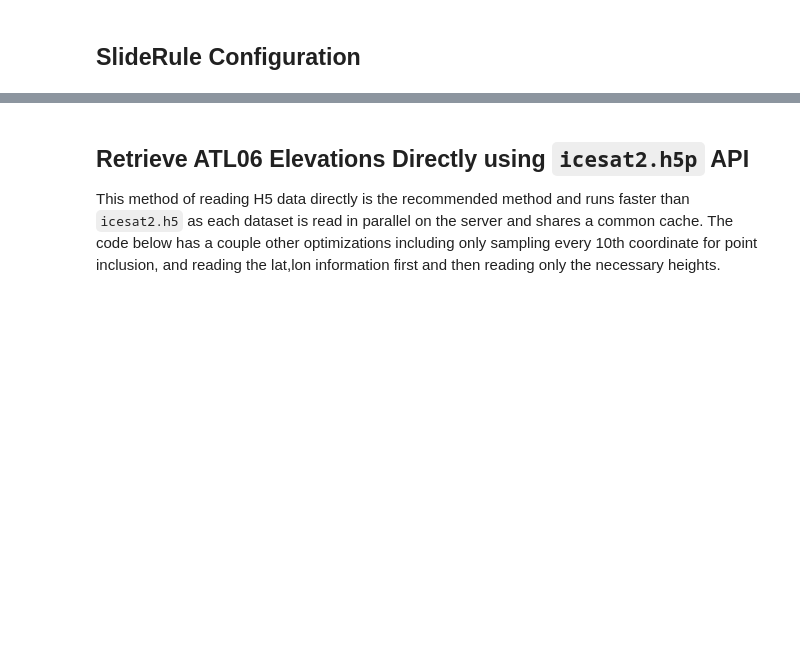
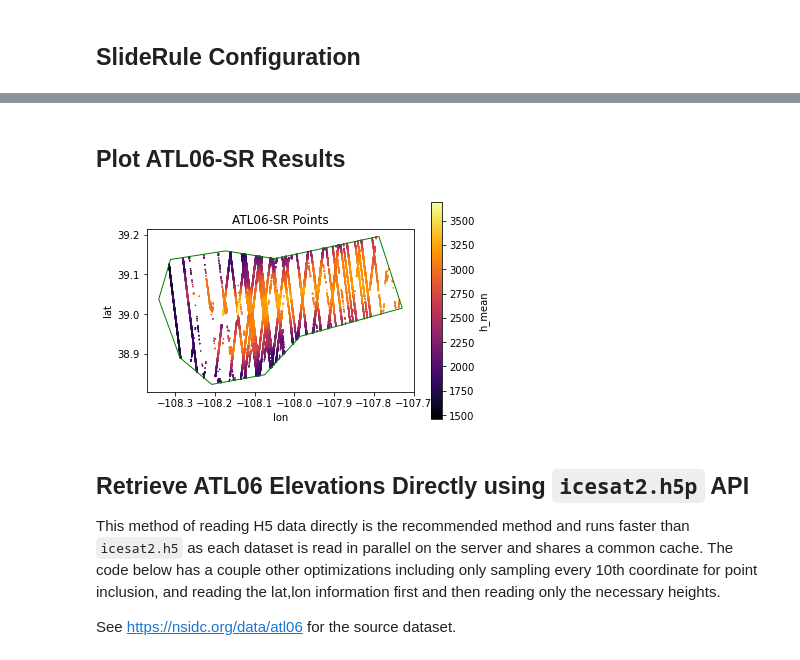
Before and after one commit to SlideRuleEarth/sliderule-python, a Jupyter notebook: examples/grand_mesa_demo.ipynb, the cells around one changed output, grey strips where cells are left out. Cells and saved outputs as stored; diff of their text form; code cells hidden in the pictures; blank space fills up the shorter version.

```diff
--- a/examples/grand_mesa_demo.ipynb
+++ b/examples/grand_mesa_demo.ipynb
@@ -47,0 +68,4 @@ region = [ {"lon": -108.3435200747503, "lat": 38.89102961045247},
+# %%
+# Prepare coordinate lists for plotting the region of interest polygon
+region_lon = [e["lon"] for e in region]
+region_lat = [e["lat"] for e in region]
@@ -103,7 +112,19 @@ Received 180415 elevations
+# %% [markdown]
+## Plot ATL06-SR Results
+# %%
+f, ax = plt.subplots()
+ax.set_title("ATL06-SR Points")
+ax.set_aspect('equal')
+atl06_sr.plot.scatter(ax=ax, x='lon', y='lat', c='h_mean', cmap='inferno', s=0.1)
+ax.plot(region_lon, region_lat, linewidth=1, color='g');
+# %% [output]
+[figure, added]
 # %% [markdown]
 ## Retrieve ATL06 Elevations Directly using `icesat2.h5p` API
 
 This method of reading H5 data directly is the recommended method and runs faster than `icesat2.h5` as each dataset is read in parallel on the server and shares a common cache. The code below has a couple other optimizations including only sampling every 10th coordinate for point inclusion, and reading the lat,lon information first and then reading only the necessary heights.
+
+See https://nsidc.org/data/atl06 for the source dataset.
 # %%
 # read ATL06 resource and return heights within polygon
 def subsetted_read(resource, polygon, transformer):
```
Also changed, not shown: parts of 21 cells of this notebook.
